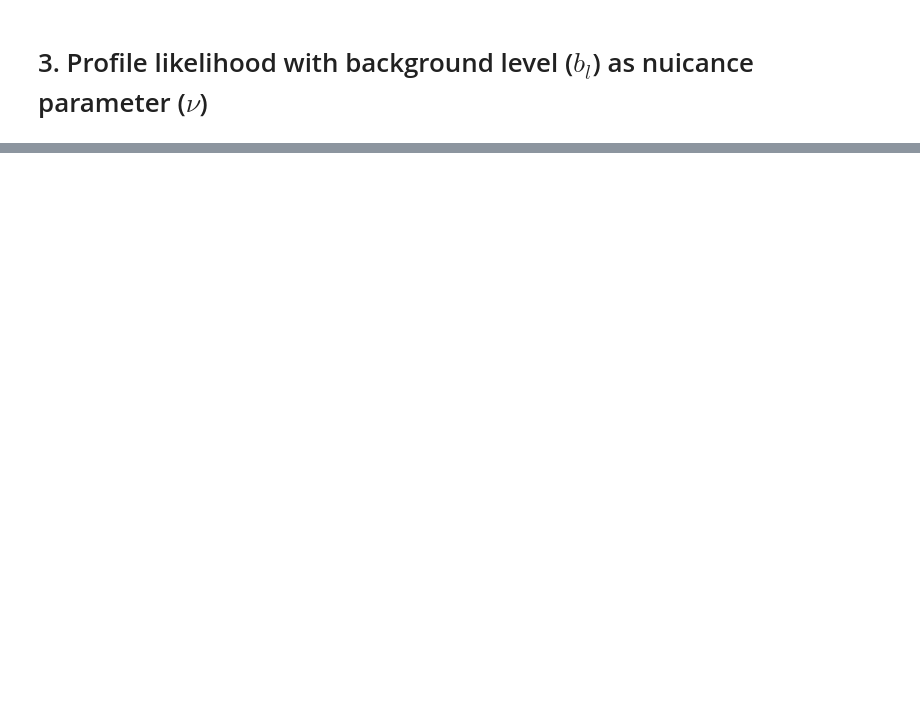
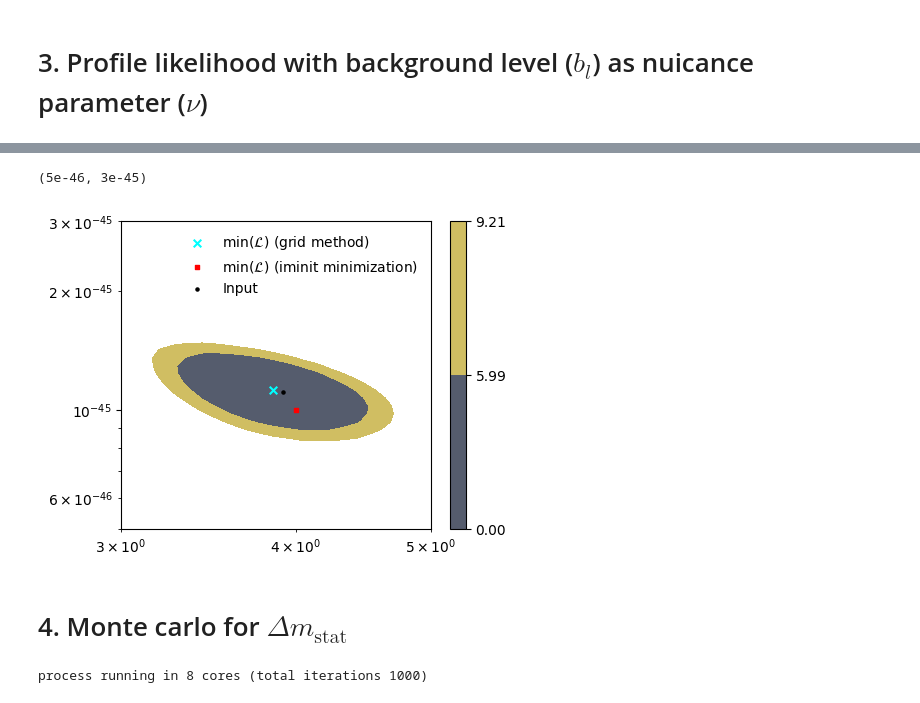
Before and after one commit to Manush19/MWlocalDM, a Jupyter notebook: Notebooks/Nuclear_recoil.ipynb, the cells around one changed output, grey strips where cells are left out. Drawn from its saved outputs; the diff is of its cells as text; code cells hidden in the pictures; blank space fills up the shorter version.

Commit message:
Delta m stat mock and pfl

```diff
--- a/Notebooks/Nuclear_recoil.ipynb
+++ b/Notebooks/Nuclear_recoil.ipynb
@@ -369,0 +386,80 @@ ax.set_ylim(1e-48,1e-44)
+# %%
+minf, minp = pfl.nll_blmdsp_min()
+# %%
+import pickle
+
+nrd = pickle.load(open('../Output/nuclear_dict.pkl','rb'))['key1']
+
+fig,ax = plt.subplots(figsize = (5,4))
+
+cf = ax.contourf(nrd['Mgrid'], nrd['Sgrid'], nrd['tq'], levels=nrd['tq_levels'], cmap='cividis')
+cb = fig.colorbar(cf)
+
+ax.scatter(nrd['best_mdm'], nrd['best_sdm'], c='cyan', marker='x', s=30, label='min($\mathcal{L}$) (grid method)')
+ax.scatter(4., 1e-45, c='r', marker='s', s=10, label='min($\mathcal{L}$) (iminit minimization)')
+ax.scatter(minp[0], minp[1], c = 'k', s = 5, zorder=2, label='Input')
+ax.legend(frameon=False)
+
+ax.set_xscale('log')
+ax.set_yscale('log')
+
+ax.set_xlim(3,5)
+ax.set_ylim(5e-46,3e-45)
+# %% [output]
+(5e-46, 3e-45)
+[figure, added]
+# %% [markdown]
+# 4. Monte carlo for $\Delta m_\mathrm{stat}$
+# %%
+from tqdm.notebook import tqdm
+from project.recoil import ProfileLikelihood
+from multiprocessing import Pool, cpu_count
+from datetime import datetime
+
+nrb = Nr('Xe', vE=mwd['vE'], vdfE=mwd['vdfE_50'], vesc=p50(mwd['vescs']), vcirc=p50(mwd['vcircs']), rhosun=p50(mwd['rhosuns']), Ethr=0.1, Eroi=5.0, ω=10.0)
+
+Mdm = np.linspace(2.5, 5.5, 100)
+Sdm = np.logspace(-46,-44, 100)
+
+mocksample = nrb.mocksample(4., 1e-45, 0.001,
+                                Ntot='poisson',
+                                seed=0)
+nrb.binTot_mdm_array(bin_edges=mocksample['E_bins'],
+                         Mdm = Mdm)
+
+Nmocks = 1000
+np.random.seed(seed=999)
+seeds = np.random.randint(low=1000, high=10000, size=Nmocks)
+
+def func(idx):
+    # print (f'{idx} begins at {datetime.now().strftime("%H:%M:%S")}\n')
+    seed = seeds[idx]
+    res_dict = {}
+    mocksample = nrb.mocksample(4., 1e-45, 0.001,
+                                Ntot='poisson',
+                                seed=seed)
+    pfl = ProfileLikelihood(nrb, mocksample)
+    Mgrid, Sgrid, bl_min, ll_min = pfl.nll_bl(Mdm=Mdm,
+                                              Sdm=Sdm)
+    indx = np.where(ll_min == np.min(ll_min))
+    res_dict['mocksample'] = mocksample
+    res_dict['pfl'] = pfl
+    res_dict['mdm'] = Mgrid[indx]
+    res_dict['sdm'] = Sgrid[indx]
+    res_dict['indx'] = indx
+    res_dict['ll_min'] = ll_min
+    res_dict['bl_min'] = bl_min
+    res_dict['idx'] = idx
+    res_dict['seed'] = seed
+    return res_dict
+
+def parallel_process(Idx):
+    num_cores = cpu_count()
+    print (f'process running in {num_cores} cores (total iterations {len(Idx)})')
+    with Pool(processes=num_cores) as pool:
+        results = list(tqdm(pool.imap(func, Idx), total=len(Idx)))
+    return results
+
+results = parallel_process(np.arange(Nmocks))
+# %% [output]
+process running in 8 cores (total iterations 1000)
```
Also changed, not shown: parts of 30 cells of this notebook, 8 other files.
